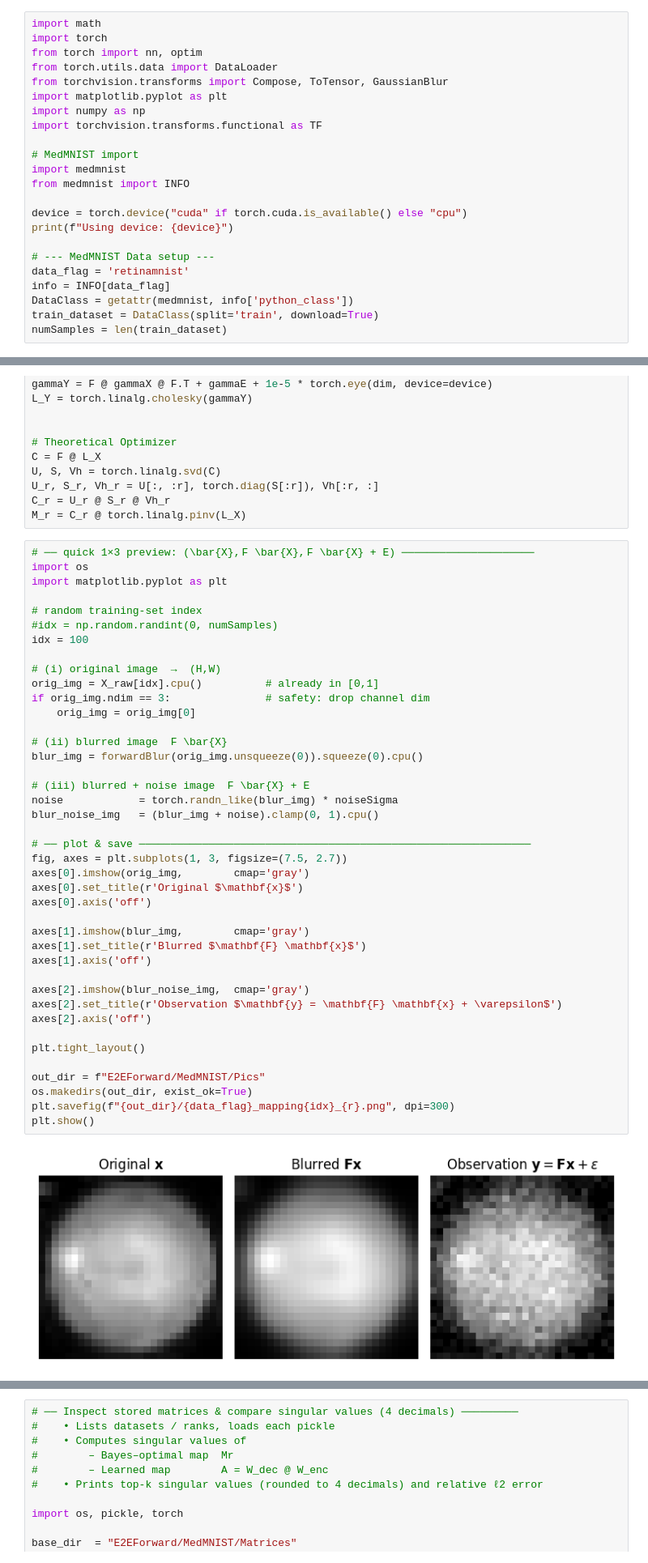
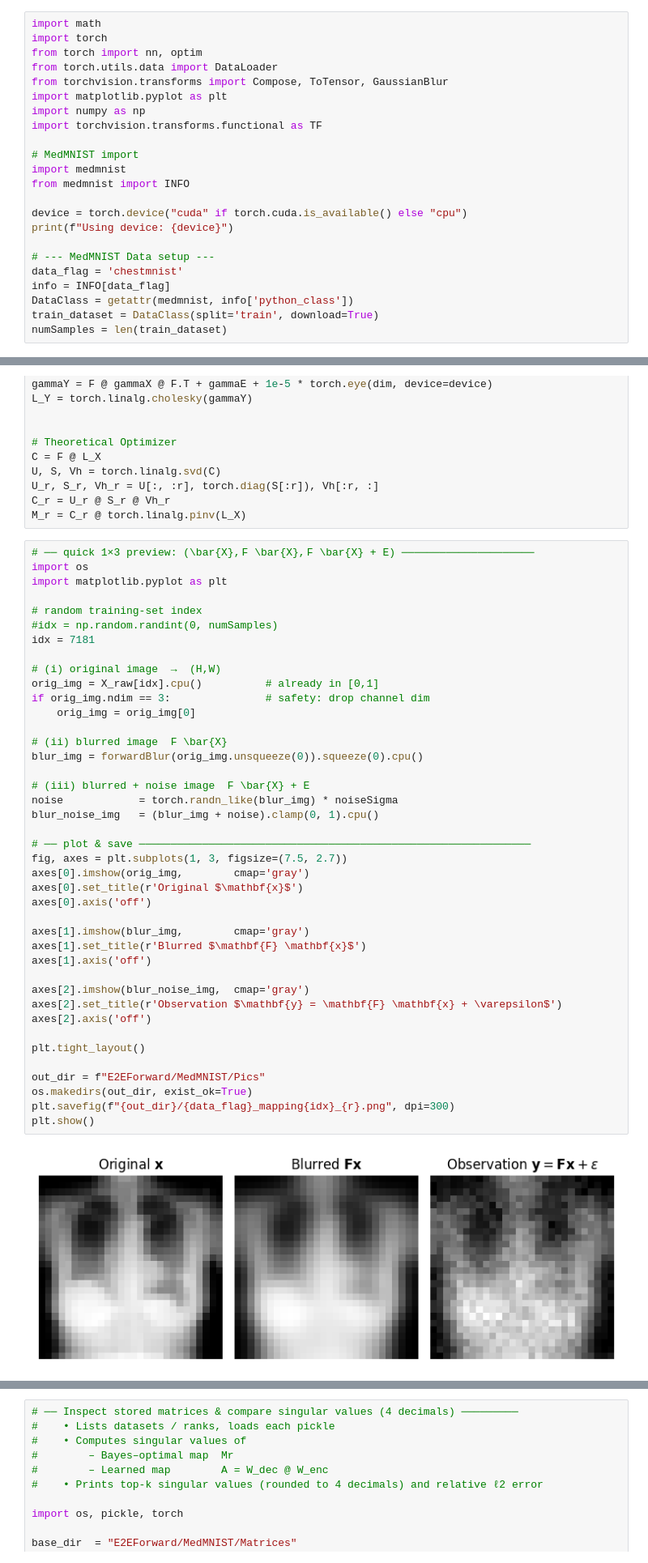
Before and after one commit to alexdelise/CMDS-REU-MADDI, a Jupyter notebook: e2eForMedMNIST.ipynb, the cells around one changed output, grey strips where cells are left out. Shown at 81% size. Drawn from its saved outputs; the diff is of its cells as text.

```diff
--- a/e2eForMedMNIST.ipynb
+++ b/e2eForMedMNIST.ipynb
@@ -16,7 +16,7 @@ device = torch.device("cuda" if torch.cuda.is_available() else "cpu")
 print(f"Using device: {device}")
 
 # --- MedMNIST Data setup ---
-data_flag = 'retinamnist'
+data_flag = 'chestmnist'
 info = INFO[data_flag]
 DataClass = getattr(medmnist, info['python_class'])
 train_dataset = DataClass(split='train', download=True)
@@ -87,7 +87,7 @@ import matplotlib.pyplot as plt
 
 # random training-set index
 #idx = np.random.randint(0, numSamples)
-idx = 100
+idx = 7181
 
 # (i) original image  →  (H,W)
 orig_img = X_raw[idx].cpu()          # already in [0,1]
@@ -95,34 +95,34 @@ if orig_img.ndim == 3:               # safety: drop channel dim
     orig_img = orig_img[0]
 
 # (ii) blurred image  F \bar{X}
 blur_img = forwardBlur(orig_img.unsqueeze(0)).squeeze(0).cpu()
 
 # (iii) blurred + noise image  F \bar{X} + E
 noise            = torch.randn_like(blur_img) * noiseSigma
 blur_noise_img   = (blur_img + noise).clamp(0, 1).cpu()
 
 # ── plot & save ──────────────────────────────────────────────────────────────
 fig, axes = plt.subplots(1, 3, figsize=(7.5, 2.7))
 axes[0].imshow(orig_img,        cmap='gray')
 axes[0].set_title(r'Original $\mathbf{x}$')
 axes[0].axis('off')
 
 axes[1].imshow(blur_img,        cmap='gray')
 axes[1].set_title(r'Blurred $\mathbf{F} \mathbf{x}$')
 axes[1].axis('off')
 
 axes[2].imshow(blur_noise_img,  cmap='gray')
 axes[2].set_title(r'Observation $\mathbf{y} = \mathbf{F} \mathbf{x} + \varepsilon$')
 axes[2].axis('off')
 
 plt.tight_layout()
 
 out_dir = f"E2EForward/MedMNIST/Pics"
 os.makedirs(out_dir, exist_ok=True)
 plt.savefig(f"{out_dir}/{data_flag}_mapping{idx}_{r}.png", dpi=300)
 plt.show()
 # %% [output]
-[figure, old version]
+[figure, new version]
 # %%
 # --- Autoencoder setup -------------------------------------------------------
 batch_size = 128
```
Also changed, not shown: parts of 4 cells of this notebook, 18 other files.
